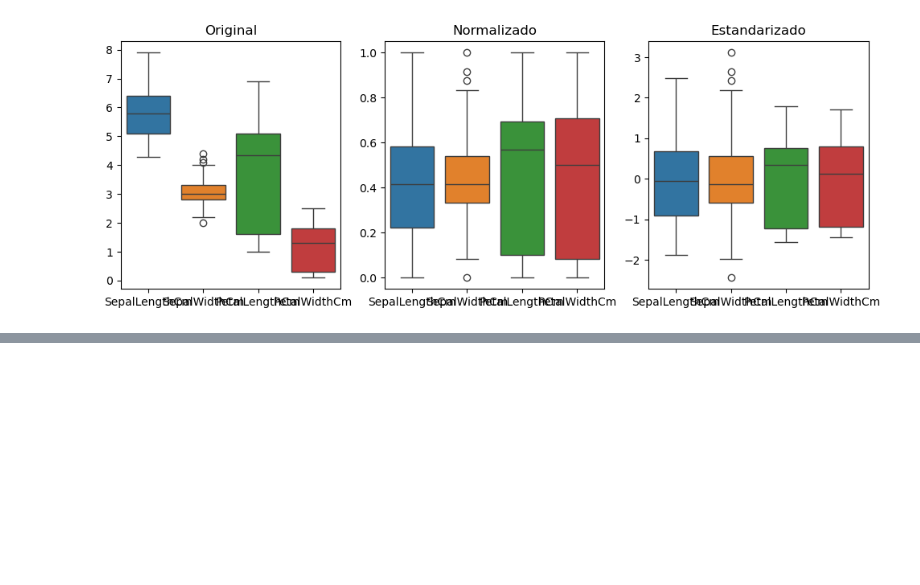
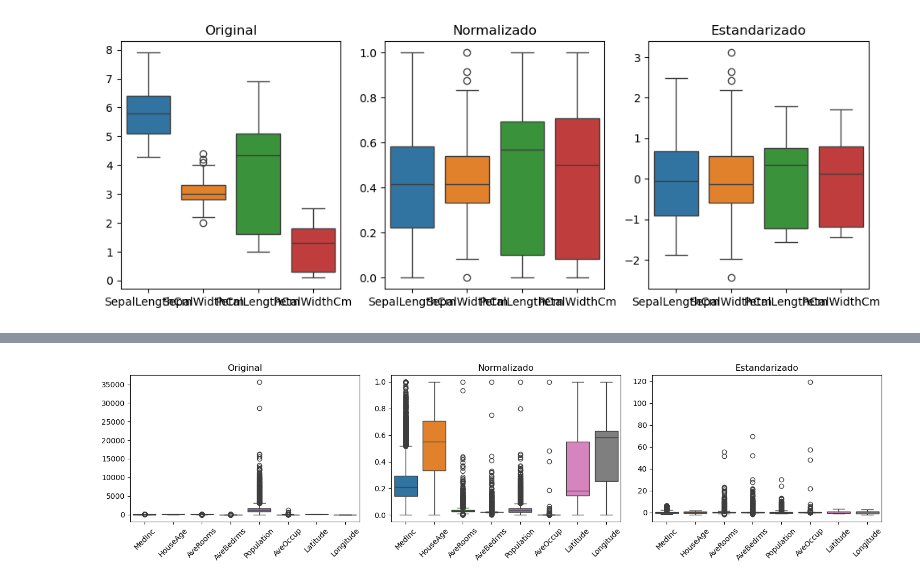
Before and after one commit to Vierita23/machinelearning, a Jupyter notebook: Ejercicio_Practico.ipynb, the cells around one changed output, grey strips where cells are left out. Saved outputs shown, nothing was run; the diff lists cells and outputs as text; code cells hidden in the pictures; blank space fills up the shorter version.

```diff
--- a/Ejercicio_Practico.ipynb
+++ b/Ejercicio_Practico.ipynb
@@ -248,0 +317,6 @@ plt.show()
+# %%
+# Normalizamos el conjunto de datos (Min-Max -> rango [0,1])
+normalizer_cal = preprocessing.MinMaxScaler()
+X2_norm = normalizer_cal.fit_transform(X2)
+X2_norm = pd.DataFrame(X2_norm, columns=X2.columns)
+X2_norm.head()
@@ -248,0 +343,6 @@ plt.show()
+# %%
+# Estandarizacion (Z-score -> media 0 y desviacion 1)
+standarizer_cal = preprocessing.StandardScaler()
+X2_std = standarizer_cal.fit_transform(X2)
+X2_std = pd.DataFrame(X2_std, columns=X2.columns)
+X2_std.head()
@@ -248,0 +356,23 @@ plt.show()
+# %%
+# Comparacion visual de los tres estados de los datos
+plt.figure(figsize=(15, 4))
+
+plt.subplot(1, 3, 1)
+sns.boxplot(data=X2)
+plt.title("Original")
+plt.xticks(rotation=45)
+
+plt.subplot(1, 3, 2)
+sns.boxplot(data=X2_norm)
+plt.title("Normalizado")
+plt.xticks(rotation=45)
+
+plt.subplot(1, 3, 3)
+sns.boxplot(data=X2_std)
+plt.title("Estandarizado")
+plt.xticks(rotation=45)
+
+plt.tight_layout()
+plt.show()
+# %% [output]
+[figure, added]
```
Also changed, not shown: parts of 33 cells of this notebook, 3 other files.
